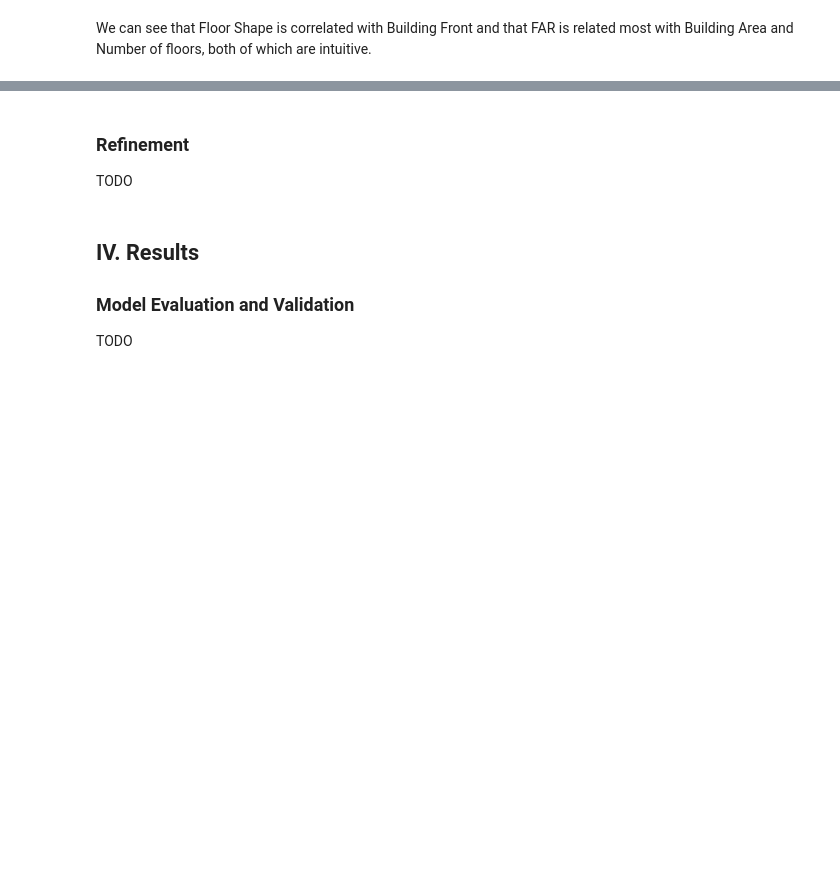
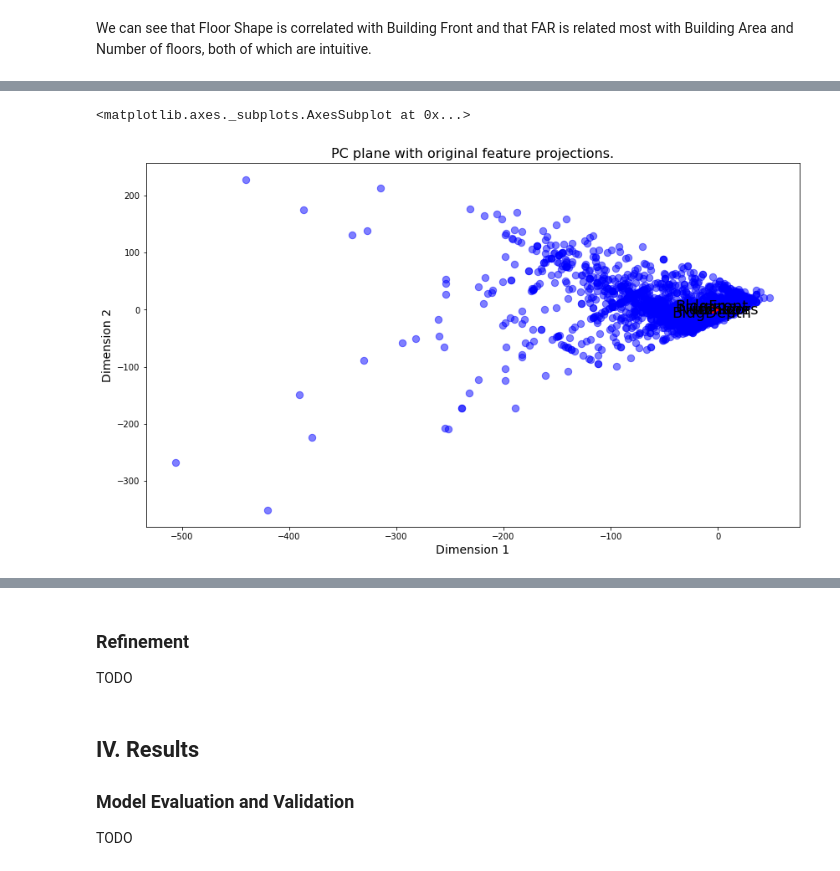
Before and after one commit to jperaino/MLND_Capstone, a Jupyter notebook: Capstone_Report.ipynb, the cells around one changed output, grey strips where cells are left out. Saved outputs shown, nothing was run; the diff lists cells and outputs as text; code cells hidden in the pictures; blank space fills up the shorter version.

```diff
--- a/Capstone_Report.ipynb
+++ b/Capstone_Report.ipynb
@@ -229,0 +270,12 @@ TODO
+# %%
+pca = PCA(n_components=2)
+pca.fit(good_data)
+
+# Transform the good data using the PCA fit above
+reduced_data = pca.transform(good_data)
+
+# Transform log samples using the PCA fit above
+pca_samples = pca.transform(log_samples)
+
+# Create a dataFrame for the reduced data
+reduced_data = pd.DataFrame(reduced_data, columns = ['Dimension 1', 'Dimension 2'])
@@ -229,0 +291,5 @@ TODO
+# %%
+vs.biplot(good_data, reduced_data, pca)
+# %% [output]
+<matplotlib.axes._subplots.AxesSubplot at 0x...>
+[figure, added]
```
Also changed, not shown: parts of 14 cells of this notebook.
